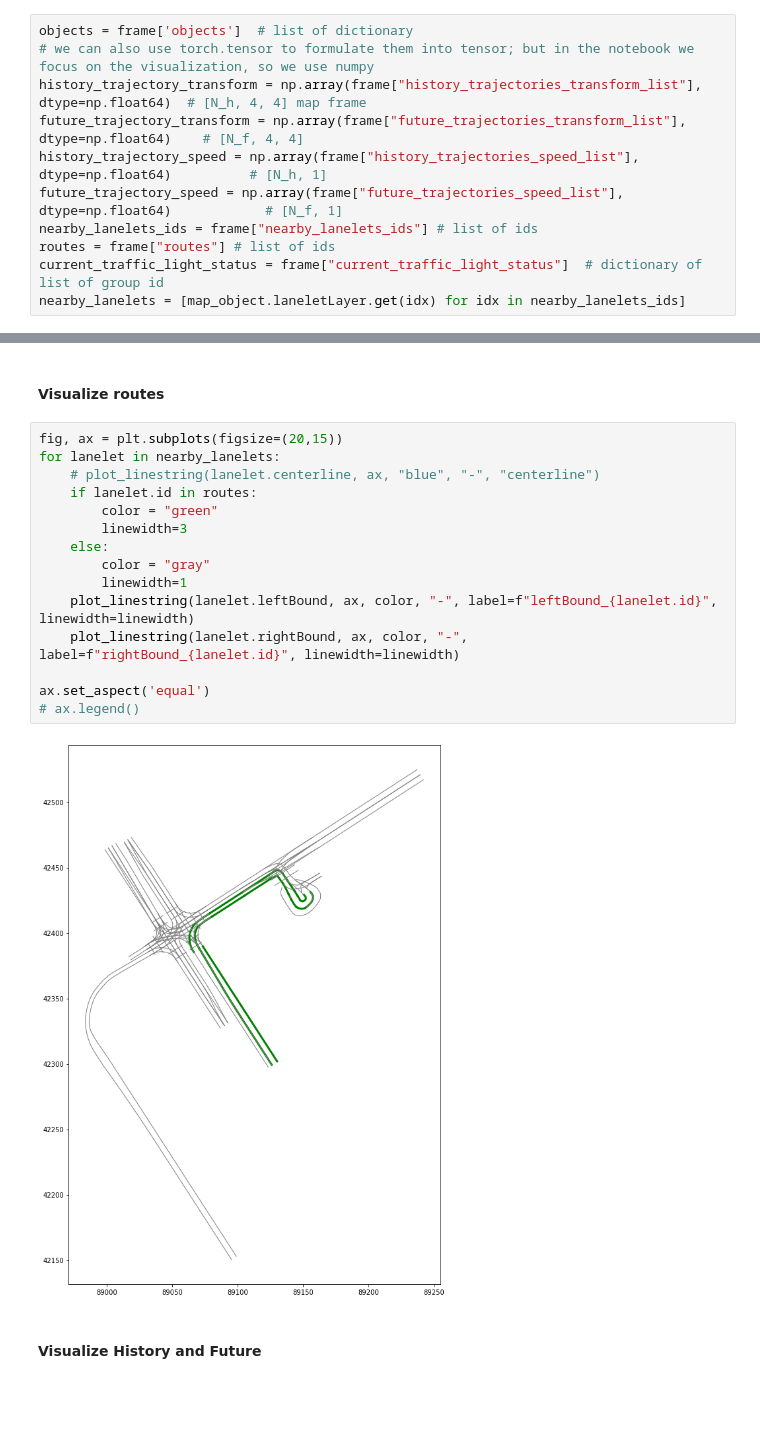
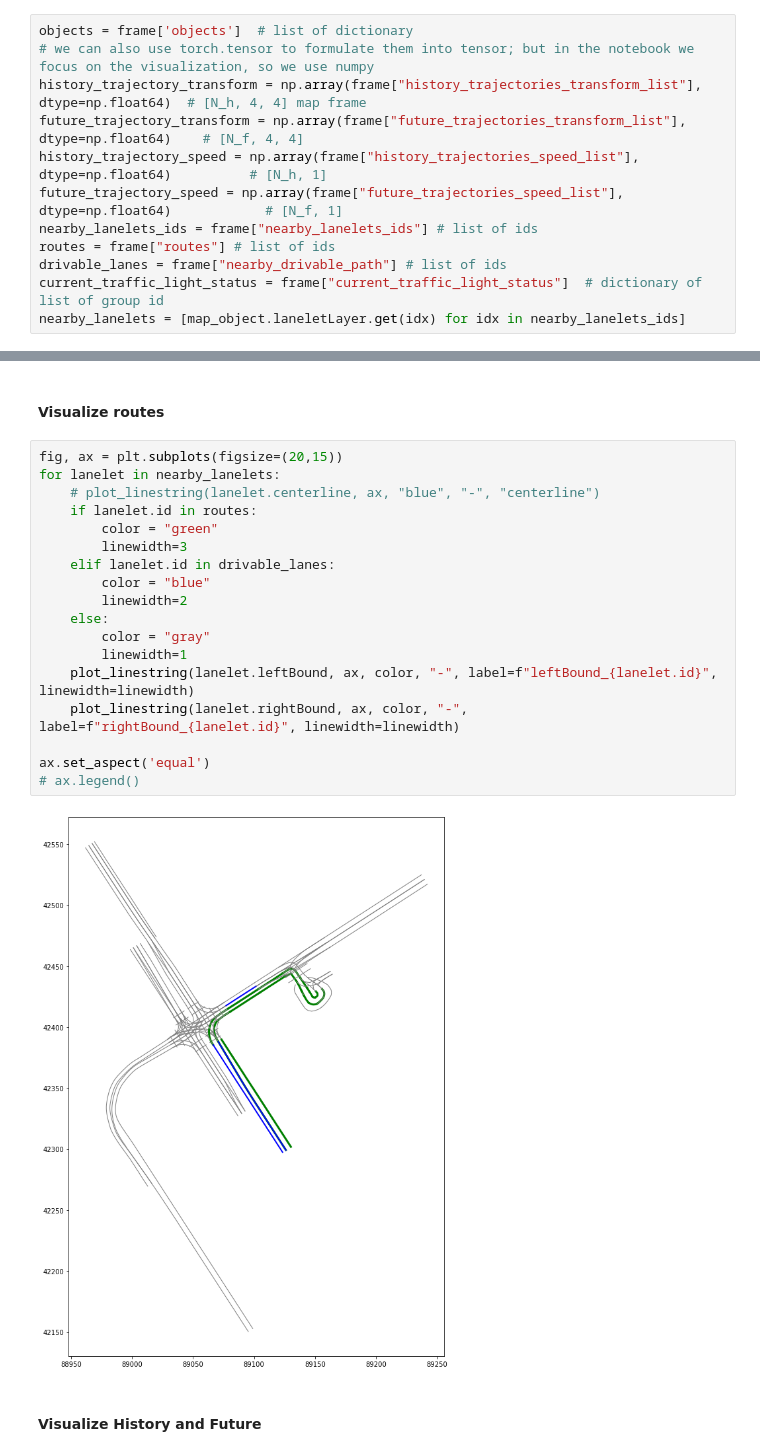
Before and after one commit to tier4/lanelet2_python_api_for_autoware, a Jupyter notebook: interaction_with_cache_json.ipynb, the cells around one changed output, grey strips where cells are left out. Saved outputs shown, nothing was run; the diff lists cells and outputs as text; blank space fills up the shorter version.

```diff
--- a/interaction_with_cache_json.ipynb
+++ b/interaction_with_cache_json.ipynb
@@ -203,6 +204,7 @@ history_trajectory_speed = np.array(frame["history_trajectories_speed_list"], dt
 future_trajectory_speed = np.array(frame["future_trajectories_speed_list"], dtype=np.float64)            # [N_f, 1]
 nearby_lanelets_ids = frame["nearby_lanelets_ids"] # list of ids
 routes = frame["routes"] # list of ids
+drivable_lanes = frame["nearby_drivable_path"] # list of ids
 current_traffic_light_status = frame["current_traffic_light_status"]  # dictionary of list of group id
 nearby_lanelets = [map_object.laneletLayer.get(idx) for idx in nearby_lanelets_ids]
 # %%
@@ -549,20 +557,23 @@ array([8.91154919e+04, 4.24373948e+04, 6.60777441e+00])
 # %%
 fig, ax = plt.subplots(figsize=(20,15))
 for lanelet in nearby_lanelets:
     # plot_linestring(lanelet.centerline, ax, "blue", "-", "centerline")
     if lanelet.id in routes:
         color = "green"
         linewidth=3
+    elif lanelet.id in drivable_lanes:
+        color = "blue"
+        linewidth=2
     else:
         color = "gray"
         linewidth=1
     plot_linestring(lanelet.leftBound, ax, color, "-", label=f"leftBound_{lanelet.id}", linewidth=linewidth)
     plot_linestring(lanelet.rightBound, ax, color, "-", label=f"rightBound_{lanelet.id}", linewidth=linewidth)
 
 ax.set_aspect('equal')
 # ax.legend()
 # %% [output]
-[figure, old version]
+[figure, new version]
 # %% [markdown]
 #### Visualize History and Future
 # %%
```
Also changed, not shown: parts of 9 cells of this notebook, 2 other files.
